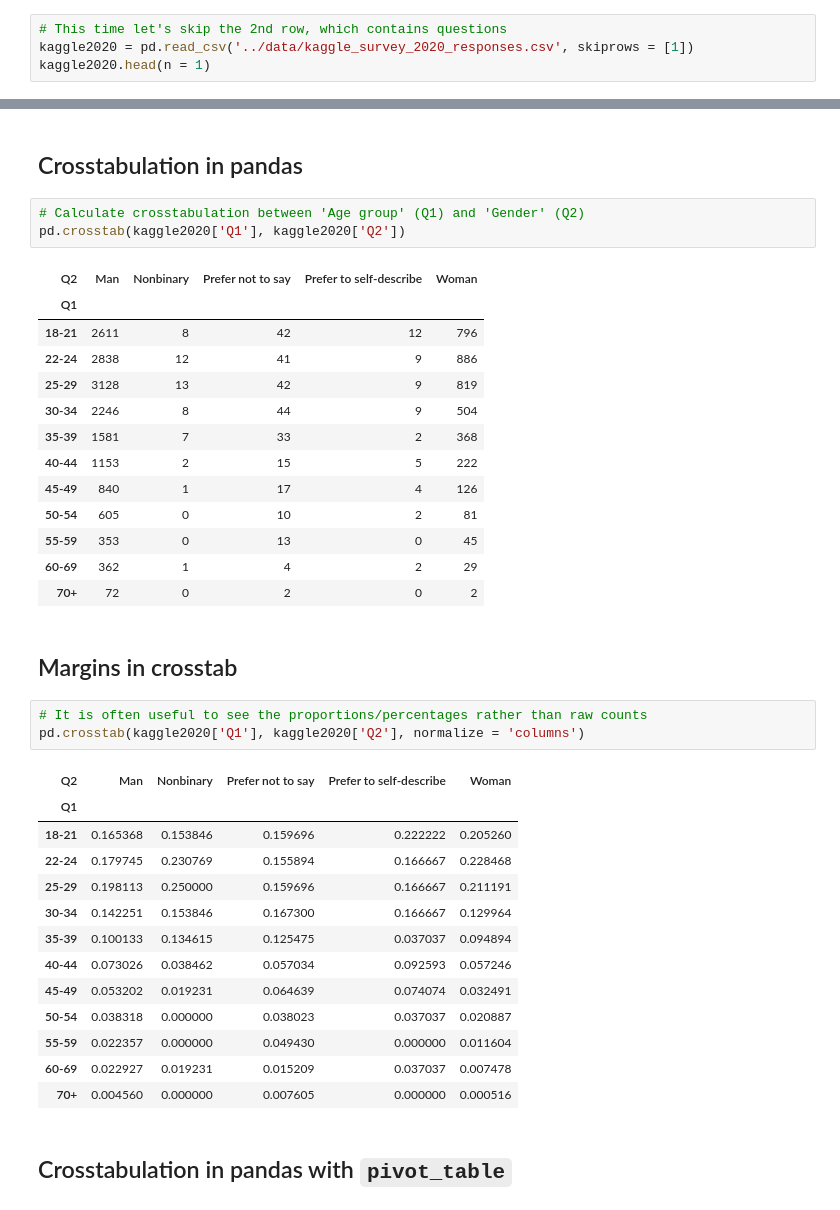
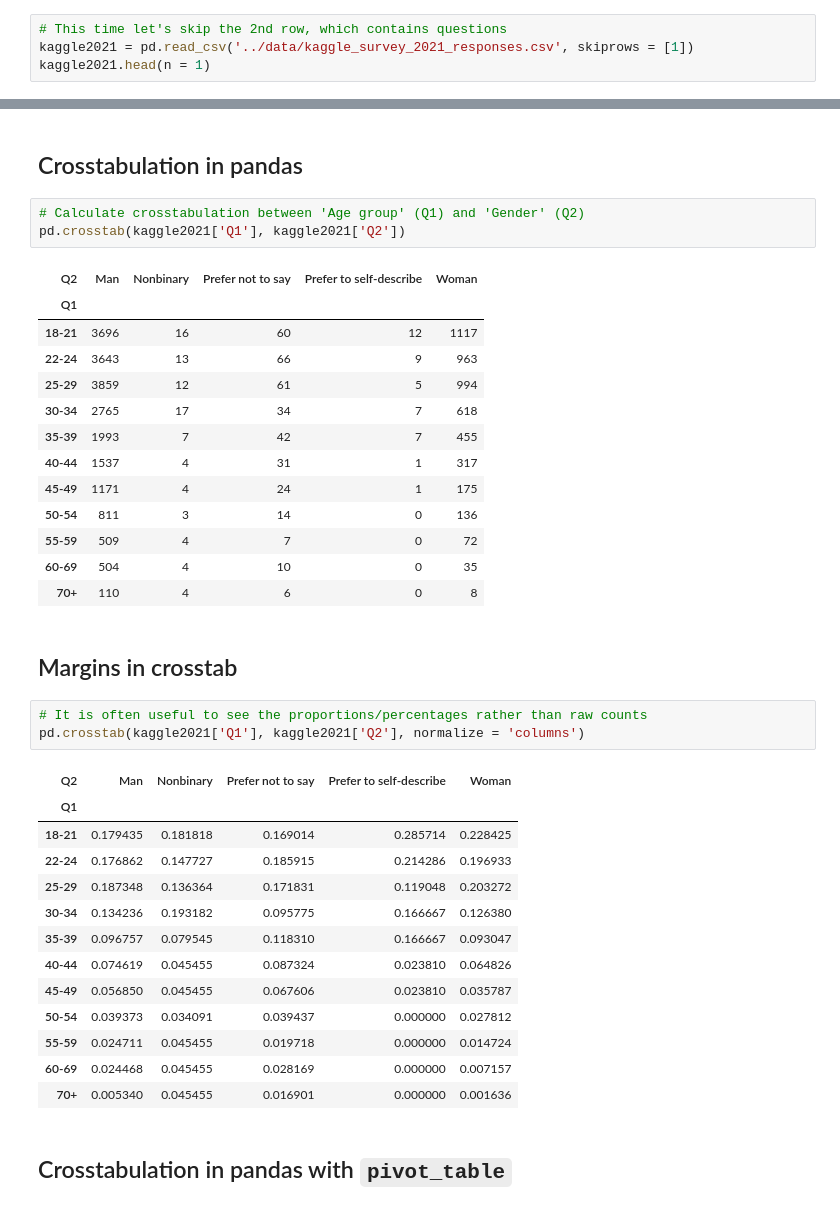
Before and after one commit to tpaskhalis/RECSM_Introduction_Python, a Jupyter notebook: lectures/04_data.ipynb, the cells around one changed output, grey strips where cells are left out. Drawn from its saved outputs; the diff is of its cells as text.

```diff
--- a/lectures/04_data.ipynb
+++ b/lectures/04_data.ipynb
@@ -31,7 +35,7 @@ Source: [Stevens (1946)](https://doi.org/10.1126/science.103.2684.677)
 import pandas as pd
 # %%
 # This time let's skip the 2nd row, which contains questions
-kaggle2020 = pd.read_csv('../data/kaggle_survey_2020_responses.csv', skiprows = [1])
-kaggle2020.head(n = 1)
+kaggle2021 = pd.read_csv('../data/kaggle_survey_2021_responses.csv', skiprows = [1])
+kaggle2021.head(n = 1)
 # %% [output]
 |  | Time from Start to Finish (seconds) | Q1 | Q2 | Q3 | Q4 | Q5 | Q6 | Q7_Part_1 | Q7_Part_2 | ... |
@@ -152,40 +156,40 @@ Name: Q2, dtype: float64
 ## Crosstabulation in pandas
 # %%
 # Calculate crosstabulation between 'Age group' (Q1) and 'Gender' (Q2)
-pd.crosstab(kaggle2020['Q1'], kaggle2020['Q2'])
+pd.crosstab(kaggle2021['Q1'], kaggle2021['Q2'])
 # %% [output]
 | Q2 | Man | Nonbinary | Prefer not to say | Prefer to self-describe | Woman |
 | Q1 |  |  |  |  |  |
-| 18-21 | 2611 | 8 | 42 | 12 | 796 |
-| 22-24 | 2838 | 12 | 41 | 9 | 886 |
-| 25-29 | 3128 | 13 | 42 | 9 | 819 |
-| 30-34 | 2246 | 8 | 44 | 9 | 504 |
-| 35-39 | 1581 | 7 | 33 | 2 | 368 |
-| 40-44 | 1153 | 2 | 15 | 5 | 222 |
-| 45-49 | 840 | 1 | 17 | 4 | 126 |
-| 50-54 | 605 | 0 | 10 | 2 | 81 |
-| 55-59 | 353 | 0 | 13 | 0 | 45 |
-| 60-69 | 362 | 1 | 4 | 2 | 29 |
-| 70+ | 72 | 0 | 2 | 0 | 2 |
+| 18-21 | 3696 | 16 | 60 | 12 | 1117 |
+| 22-24 | 3643 | 13 | 66 | 9 | 963 |
+| 25-29 | 3859 | 12 | 61 | 5 | 994 |
+| 30-34 | 2765 | 17 | 34 | 7 | 618 |
+| 35-39 | 1993 | 7 | 42 | 7 | 455 |
+| 40-44 | 1537 | 4 | 31 | 1 | 317 |
+| 45-49 | 1171 | 4 | 24 | 1 | 175 |
+| 50-54 | 811 | 3 | 14 | 0 | 136 |
+| 55-59 | 509 | 4 | 7 | 0 | 72 |
+| 60-69 | 504 | 4 | 10 | 0 | 35 |
+| 70+ | 110 | 4 | 6 | 0 | 8 |
 # %% [markdown]
 ## Margins in crosstab
 # %%
 # It is often useful to see the proportions/percentages rather than raw counts
-pd.crosstab(kaggle2020['Q1'], kaggle2020['Q2'], normalize = 'columns')
+pd.crosstab(kaggle2021['Q1'], kaggle2021['Q2'], normalize = 'columns')
 # %% [output]
 | Q2 | Man | Nonbinary | Prefer not to say | Prefer to self-describe | Woman |
 | Q1 |  |  |  |  |  |
-| 18-21 | 0.165368 | 0.153846 | 0.159696 | 0.222222 | 0.205260 |
-| 22-24 | 0.179745 | 0.230769 | 0.155894 | 0.166667 | 0.228468 |
-| 25-29 | 0.198113 | 0.250000 | 0.159696 | 0.166667 | 0.211191 |
-| 30-34 | 0.142251 | 0.153846 | 0.167300 | 0.166667 | 0.129964 |
-| 35-39 | 0.100133 | 0.134615 | 0.125475 | 0.037037 | 0.094894 |
-| 40-44 | 0.073026 | 0.038462 | 0.057034 | 0.092593 | 0.057246 |
-| 45-49 | 0.053202 | 0.019231 | 0.064639 | 0.074074 | 0.032491 |
-| 50-54 | 0.038318 | 0.000000 | 0.038023 | 0.037037 | 0.020887 |
-| 55-59 | 0.022357 | 0.000000 | 0.049430 | 0.000000 | 0.011604 |
-| 60-69 | 0.022927 | 0.019231 | 0.015209 | 0.037037 | 0.007478 |
-| 70+ | 0.004560 | 0.000000 | 0.007605 | 0.000000 | 0.000516 |
+| 18-21 | 0.179435 | 0.181818 | 0.169014 | 0.285714 | 0.228425 |
+| 22-24 | 0.176862 | 0.147727 | 0.185915 | 0.214286 | 0.196933 |
+| 25-29 | 0.187348 | 0.136364 | 0.171831 | 0.119048 | 0.203272 |
+| 30-34 | 0.134236 | 0.193182 | 0.095775 | 0.166667 | 0.126380 |
+| 35-39 | 0.096757 | 0.079545 | 0.118310 | 0.166667 | 0.093047 |
+| 40-44 | 0.074619 | 0.045455 | 0.087324 | 0.023810 | 0.064826 |
+| 45-49 | 0.056850 | 0.045455 | 0.067606 | 0.023810 | 0.035787 |
+| 50-54 | 0.039373 | 0.034091 | 0.039437 | 0.000000 | 0.027812 |
+| 55-59 | 0.024711 | 0.045455 | 0.019718 | 0.000000 | 0.014724 |
+| 60-69 | 0.024468 | 0.045455 | 0.028169 | 0.000000 | 0.007157 |
+| 70+ | 0.005340 | 0.045455 | 0.016901 | 0.000000 | 0.001636 |
 # %% [markdown]
 ## Crosstabulation in pandas with `pivot_table`
 # %%
```
Also changed, not shown: parts of 18 cells of this notebook, 3 other files.
